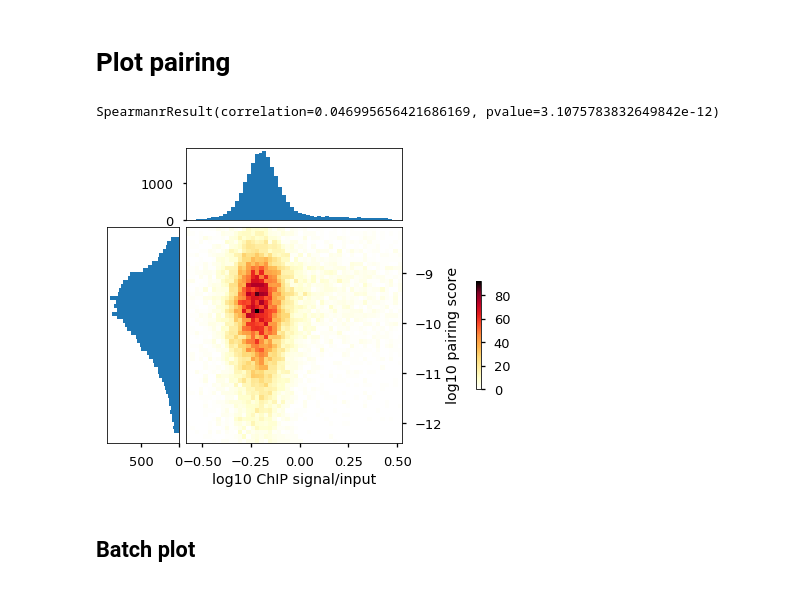
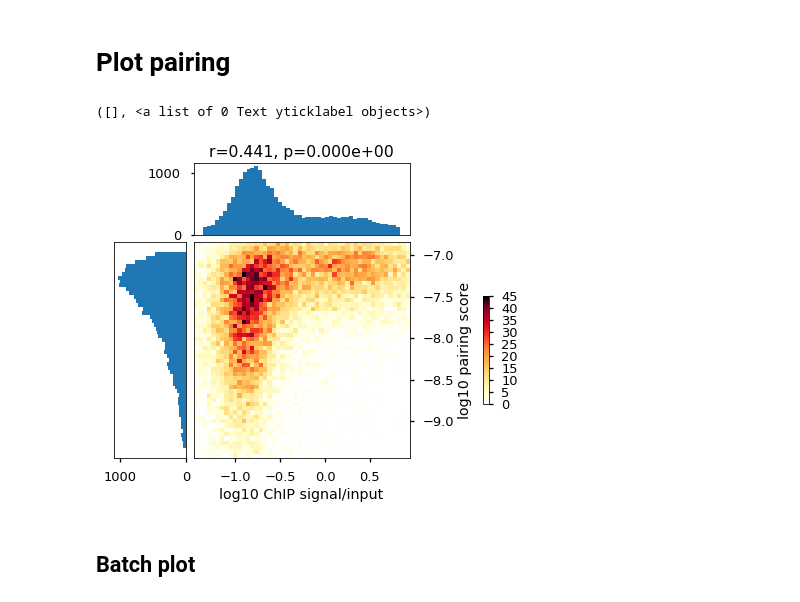
Before and after one commit to golobor/homolog-pairing, a Jupyter notebook: 2018-02-14-golden-plotter.ipynb, the cells around one changed output. Saved outputs shown, nothing was run; the diff lists cells and outputs as text; code cells hidden in the pictures.

```diff
--- a/2018-02-14-golden-plotter.ipynb
+++ b/2018-02-14-golden-plotter.ipynb
@@ -118,11 +118,8 @@ dm3_057_439_chromsizes = bioframe.read_chromsizes(
 # %%
 RES = 4000
 pairing = pd.read_table(
-    #'/net/levsha/share/lab/DrosophilaWulab/tracks/pairing-057-439/tables/JJ17_18.log2_pairing.res_4000.win_24000.balance.nonorm.per_hom.nanmean.tsv',
-    '/net/levsha/share/lab/DrosophilaWulab/tracks/pairing-057-439/tables/JJ25_26.log2_pairing.res_4000.win_24000.balance.nonorm.per_hom.nanmean.tsv',
-#     skiprows=1,
-#     header=None,
-#     names=['chrom','start', 'end', 'pairing']
+    '/net/levsha/share/lab/DrosophilaWulab/tracks/pairing-057-439/tables/JJ17_18.log2_pairing.res_4000.win_24000.balance.nonorm.per_hom.nanmean.tsv',
+    #'/net/levsha/share/lab/DrosophilaWulab/tracks/pairing-057-439/tables/JJ25_26.log2_pairing.res_4000.win_24000.balance.nonorm.per_hom.nanmean.tsv',
     comment='#'
 
 )
@@ -133,19 +130,24 @@ eigs= pd.read_table(
 # %%
 # bw_path = '/net/levsha/share/lab/DrosophilaWulab/tracks/rnaseq/dm3/RNA__cells_jjwu2017.plus.all.bw'
 # bw_path = '/net/levsha/share/lab/DrosophilaWulab/tracks/rnaseq/dm3/RNA__cells_jjwu2017.minus.all.bw'
-# bw_path = '/net/levsha/share/lab/DrosophilaWulab/tracks/chip/bigwig/dm3/ChIP__H3K27ac_Kc__Kc167__LiCorces2015__VS__ChIP__Input_20HE_0hrs__Kc167__WoodCorces2011.fc.signal.bw'
-# bw_path = '/net/levsha/share/lab/DrosophilaWulab/tracks/chip/bigwig/dm3/ChIP__H3K27me3__Kc167__CubenasPottsCorces2017__VS__ChIP__Histone3__Kc167__CubenasPottsCorces2017.fc.signal.bw'
-# bw_path = '/net/levsha/share/lab/DrosophilaWulab/tracks/chip/bigwig/dm3/ChIP__Pc_RJ_NT__Kc167__LiCorces2015__VS__ChIP__IgG_NT__Kc167__LiCorces2015.fc.signal.bw'
-#bw_path = '/net/levsha/share/lab/DrosophilaWulab/tracks/chip/bigwig/dm3/ChIP__RNAPII_NT__Kc167__LiCorces2015__VS__ChIP__IgG_NT__Kc167__LiCorces2015.fc.signal.bw'
+#bw_path = '/net/levsha/share/lab/DrosophilaWulab/tracks/chip/bigwig/dm3/ChIP__H3K27ac_Kc__Kc167__LiCorces2015__VS__ChIP__Input_20HE_0hrs__Kc167__WoodCorces2011.fc.signal.bw'
+#bw_path = '/net/levsha/share/lab/DrosophilaWulab/tracks/chip/bigwig/dm3/ChIP__H3K27me3__Kc167__CubenasPottsCorces2017__VS__ChIP__Histone3__Kc167__CubenasPottsCorces2017.fc.signal.bw'
+#bw_path = '/net/levsha/share/lab/DrosophilaWulab/tracks/chip/bigwig/dm3/ChIP__Pc_RJ_NT__Kc167__LiCorces2015__VS__ChIP__IgG_NT__Kc167__LiCorces2015.fc.signal.bw'
+bw_path = '/net/levsha/share/lab/DrosophilaWulab/tracks/chip/bigwig/dm3/ChIP__RNAPII_NT__Kc167__LiCorces2015__VS__ChIP__IgG_NT__Kc167__LiCorces2015.fc.signal.bw'
 # bw_path = '/net/levsha/share/lab/DrosophilaWulab/tracks/chip/bigwig/dm3/ChIP__H3K4me1_Kc__Kc167__LiCorces2015__VS__ChIP__Input_20HE_0hrs__Kc167__WoodCorces2011.fc.signal.bw'
 # bw_path = '/net/levsha/share/lab/DrosophilaWulab/tracks/chip/bigwig/dm3/ChIP__H3K4me3_NT__Kc167__LiCorces2015__VS__ChIP__Histone3__Kc167__CubenasPottsCorces2017.fc.signal.bw'
-bw_path = '/net/levsha/share/lab/DrosophilaWulab/tracks/chip/bigwig/dm3/ChIP__Trl_E0-8h__Embryo__NegreWhite2011__VS__ChIP__Trl_E0-8h_INPUT__Embryo__NegreWhite2011.fc.signal.bw'
+#bw_path = '/net/levsha/share/lab/DrosophilaWulab/tracks/chip/bigwig/dm3/ChIP__Trl_E0-8h__Embryo__NegreWhite2011__VS__ChIP__Trl_E0-8h_INPUT__Embryo__NegreWhite2011.fc.signal.bw'
+#bw_path = '/net/levsha/share/lab/DrosophilaWulab/tracks/chip/bigwig/dm3/ChIP__2-3h_wt_Zld__Embryo__SunRushlow2015__VS__ChIP__2-3h_wt_Zld_input__Embryo__SunRushlow2015.fc.signal.bw'
+#bw_path = '/net/levsha/share/lab/DrosophilaWulab/tracks/chip/bigwig/dm3/ChIP__wt_Bcd_E1-3__Embryo__XuSmall2014__VS__ChIP__wt_input__Embryo__XuSmall2014.fc.signal.bw'
+#bw_path = '/net/levsha/share/lab/DrosophilaWulab/tracks/chip/bigwig/dm3/ChIP__2-3h_wt_Dl__Embryo__SunRushlow2015__VS__ChIP__2-3h_wt_Dl_input__Embryo__SunRushlow2015.fc.signal.bw'
+#bw_path = '/net/levsha/share/lab/DrosophilaWulab/tracks/chip/bigwig/dm3/ChIP__2-3h_wt_Pol_II__Embryo__SunRushlow2015__VS__ChIP__2-3h_wt_Pol_II_input__Embryo__SunRushlow2015.fc.signal.bw'
 # %% [markdown]
 # Plot pairing
 # %%
 x = None
 y = None
-for chrom in ['chr2L','chr2R','chr3L','chr3R',]:
+for chrom in ['chr2L','chr2R','chr3L','chr3R']:
+#for chrom in ['chr2L','chr2R','chr3L','chr3R','chrX']:
     start = 0
     end = dm3_chromsizes[chrom]
 
@@ -175,37 +177,37 @@ fig,gs =gridspec_inches(
 
 plt.subplot(gs[(2,2)])
 _,_,_,hm = plt.hist2d(
     x[mask],
     y[mask],
     bins=50,
     cmap='fall',
     range=[xspan, yspan]
     )
 plt.gca().yaxis.tick_right()
 plt.gca().yaxis.set_label_position("right")
 #plt.gca().yaxis.set_tick_position("right")
 
 plt.ylabel('log10 pairing score')
 plt.xlabel('log10 ChIP signal/input')
 
 plt.subplot(gs[(2,4)])
 plt.axis('off')
 plt.colorbar(hm)
 
 plt.subplot(gs[(0,2)])
 _=plt.hist(x[mask], range=xspan, bins=50)
 plt.xticks([])
+sp = st.spearmanr(x[mask], y[mask])
+plt.title(f'r={sp.correlation:.3f}, p={sp.pvalue:.3e}')
 
 plt.subplot(gs[(2,0)])
 _=plt.hist(y[mask], range=yspan, bins=50,
            orientation='horizontal',)
 plt.xlim(plt.xlim()[1], plt.xlim()[0])
 plt.yticks([])
-
-print(st.spearmanr(x[mask], y[mask]))
 # %% [output]
-SpearmanrResult(correlation=0.046995656421686169, pvalue=3.1075783832649842e-12)
+([], <a list of 0 Text yticklabel objects>)
-[figure, old version]
+[figure, new version]
 # %% [markdown]
 ## Batch plot
 # %%
```
Also changed, not shown: parts of 1 cell of this notebook.
